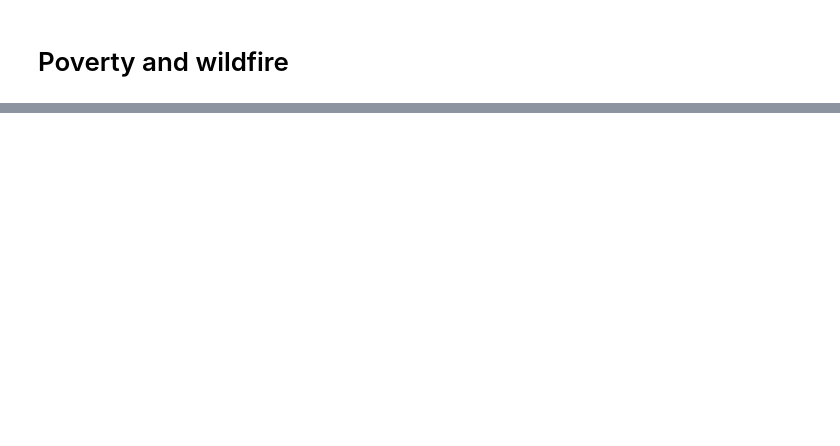
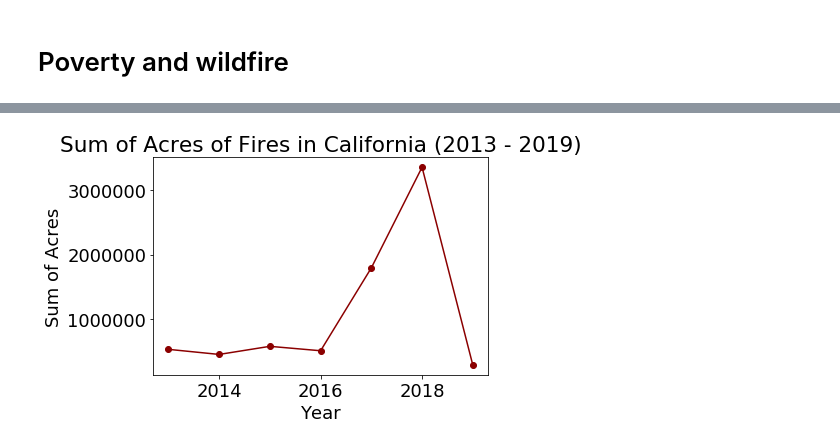
Before and after one commit to KeSavanh/Project_1, a Jupyter notebook: Main/Analysis.ipynb, the cells around one changed output, grey strips where cells are left out. Drawn from its saved outputs; the diff is of its cells as text; code cells hidden in the pictures; blank space fills up the shorter version.

```diff
--- a/Main/Analysis.ipynb
+++ b/Main/Analysis.ipynb
@@ -202,0 +220,13 @@ plt.savefig('data_output/Figures/Drought_IncomeBins.png',bbox_inches='tight')
+# %%
+year_fire = [2013, 2014, 2015, 2016, 2017, 2018, 2019]
+sum_acres = [527745, 448715, 574503, 505927, 1793915, 3358049, 285708]
+# %%
+plt.title("Sum of Acres of Fires in California (2013 - 2019)")
+plt.xlabel("Year")
+plt.ylabel("Sum of Acres")
+
+plt.plot(year_fire, sum_acres, marker = 'o', color = 'darkred')
+plt.savefig('data_output/Figures/sum_acres.png')
+plt.show()
+# %% [output]
+[figure, added]
```
Also changed, not shown: parts of 11 cells of this notebook, 21 other files.
